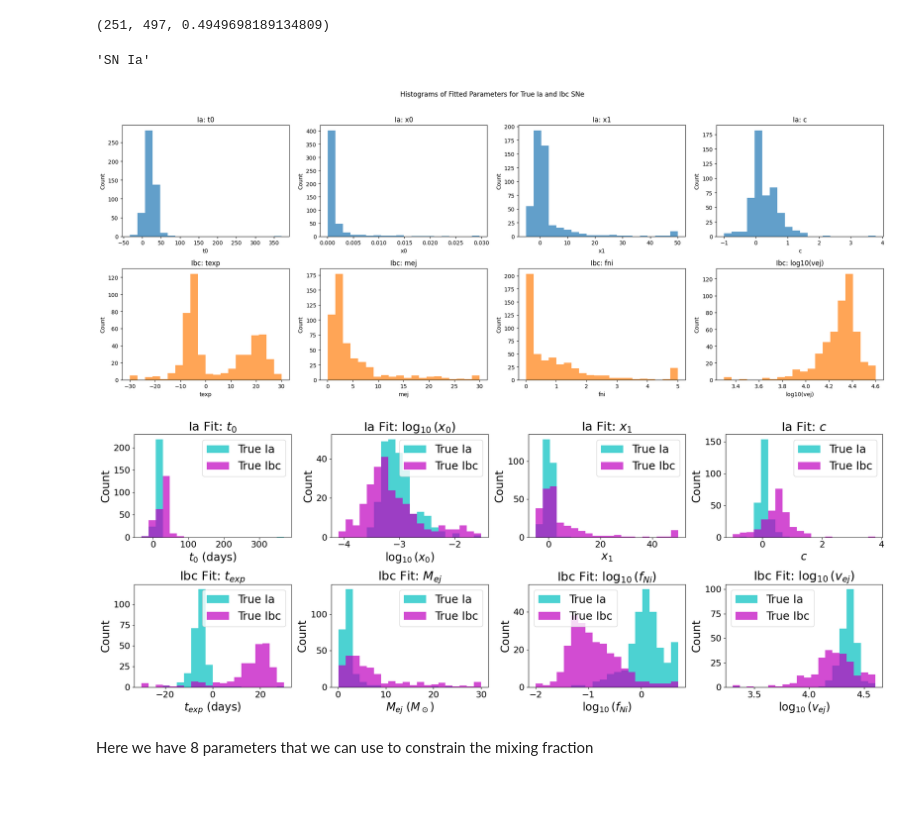
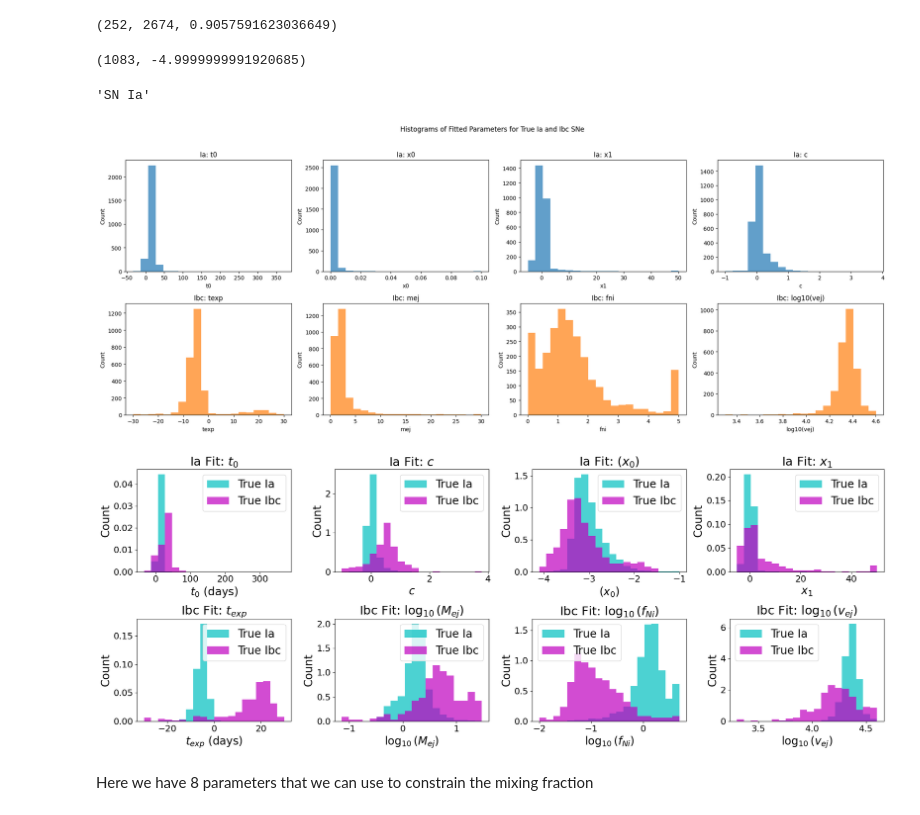
Before and after one commit to asmuzsoy/beams_ext, a Jupyter notebook: separate_parameters.ipynb, the cells around one changed output. Drawn from its saved outputs; the diff is of its cells as text; code cells hidden in the pictures.

```diff
--- a/separate_parameters.ipynb
+++ b/separate_parameters.ipynb
@@ -9,8 +11,8 @@ from sklearn.metrics import confusion_matrix, ConfusionMatrixDisplay
 rng = np.random.default_rng()
 # %%
 class SN:
-    ia_keys = ['z', 't0', 'x0', 'x1', 'c', 'log_x0']
-    ibc_keys = ['z', 'texp', 'mej', 'fni', 'vej', 'log_vej', 'log_fni']
+    ia_keys = ['z', 't0', 'x0', 'x1', 'c', 'log_x0', 'log_x1']
+    ibc_keys = ['z', 'texp', 'mej', 'fni', 'vej', 'log_vej', 'log_fni', 'log_mej']
     ia_fit = {key:None for key in ia_keys}
     ibc_fit = {key:None for key in ibc_keys}
 
@@ -52,7 +54,7 @@ class real_SN:
     def fit_as_ibc(self, results_dict):
         self.ibc_fit = {key:results_dict[key] for key in self.ibc_keys[1:]}
 # %%
-data = np.load("fitted_sne_real_011526.npz", allow_pickle=True)
+data = np.load("fitted_sne_real_012326.npz", allow_pickle=True)
 phot_data = np.load("fitted_sne_real_012126_phot.npz", allow_pickle=True)
 
 true_ia_sne = data['ia']
@@ -63,16 +65,24 @@ true_ibc_phot_sne = phot_data['ibc']
 all_phot_sne = np.concatenate((true_ia_phot_sne, true_ibc_phot_sne))
 len(true_ibc_sne), len(all_sne), len(true_ia_sne)/len(all_sne)
 # %% [output]
-(251, 497, 0.4949698189134809)
+(252, 2674, 0.9057591623036649)
+# %%
+sum(np.array([sn.ia_fit['x1'] for sn in all_sne]) <= 0), min(np.array([sn.ia_fit['x1'] for sn in all_sne]))
+# %% [output]
+(1083, -4.9999999991920685)
 # %%
 for sn in all_sne:
     sn.ibc_fit.update({'log_vej': np.log10(sn.ibc_fit['vej'])})
+    sn.ibc_fit.update({'log_mej': np.log10(sn.ibc_fit['mej'])})
     sn.ia_fit.update({'log_x0': np.log10(sn.ia_fit['x0'])})
+    sn.ia_fit.update({'log_x1': np.log10(sn.ia_fit['x1'] + 5)})
     sn.ibc_fit.update({'log_fni': np.log10(sn.ibc_fit['fni'])})
 
 for sn in all_phot_sne:
     sn.ibc_fit.update({'log_vej': np.log10(sn.ibc_fit['vej'])})
+    sn.ibc_fit.update({'log_mej': np.log10(sn.ibc_fit['mej'])})
     sn.ia_fit.update({'log_x0': np.log10(sn.ia_fit['x0'])})
+    sn.ia_fit.update({'log_x1': np.log10(sn.ia_fit['x1'] + 5)})
     sn.ibc_fit.update({'log_fni': np.log10(sn.ibc_fit['fni'])})
 # %%
 all_sne[100].true_class
@@ -111,34 +121,40 @@ for i, param in enumerate(ibc_param_names[:4]):
 plt.tight_layout(rect=[0, 0, 1, 0.96])
 plt.show()
 # %% [output]
-[figure, old version]
+[figure, new version]
 # %%
 param_labels = {
     't0': r'$t_0$ (days)',
     'log_x0': r'$\log_{10}(x_0)$',
+    'log_x1': r'$\log_{10}(x_1)$',
+
     'x1': r'$x_1$',
     'c': r'$c$',
     'texp': r'$t_{exp}$ (days)',
     'mej': r'$M_{ej}$ ($M_\odot$)',
     'log_fni': r'$\log_{10}(f_{Ni})$',
     'log_vej': r'$\log_{10}(v_{ej})$',
+    'log_mej': r'$\log_{10}(M_{ej})$',
+
     'fni': r'$\log_{10}(f_{Ni})$',
     'vej': r'$\log_{10}(v_{ej})$',
-    'x0': r'$\log_{10}(x_0)$',
+    'x0': r'$(x_0)$',
 }
 
 param_labels_no_units = {
     't0': r'$t_0$',
     'log_x0': r'$\log_{10}(x_0)$',
+    'log_x1': r'$\log_{10}(x_1)$',
     'x1': r'$x_1$',
     'c': r'$c$',
     'texp': r'$t_{exp}$',
     'mej': r'$M_{ej}$',
     'log_fni': r'$\log_{10}(f_{Ni})$',
     'log_vej': r'$\log_{10}(v_{ej})$',
+    'log_mej': r'$\log_{10}(M_{ej})$',
     'fni': r'$\log_{10}(f_{Ni})$',
     'vej': r'$\log_{10}(v_{ej})$',
-    'x0': r'$\log_{10}(x_0)$',
+    'x0': r'$(x_0)$',
 }
 
 
@@ -150,43 +166,46 @@ fig, axes = plt.subplots(2, 4, figsize=(20, 8))
 # fig.suptitle("Histograms of Fitted Parameters for True Ia and Ibc SNe (Colored by True SN Type)")
 
 # Plot Ia fitted parameters
-for i, param in enumerate(ia_param_names[:4]):
+# for i, param in enumerate(ia_param_names[:4]):
+for i, param in enumerate(['t0', 'c', 'x0', 'x1']):
     ia_values = [sn.ia_fit[param] for sn in true_ia_sne if sn.ia_fit[param] is not None]
     ibc_values = [sn.ia_fit[param] for sn in true_ibc_sne if sn.ia_fit[param] is not None]
     if param == 'x0':
         ia_values = [np.log10(v) for v in ia_values if v > 0]
         ibc_values = [np.log10(v) for v in ibc_values if v > 0]
     all_values = ia_values + ibc_values
     bins = np.histogram_bin_edges(all_values, bins=20)
-    axes[0, i].hist(ia_values, bins=bins, color='c', alpha=0.7, label='True Ia')
-    axes[0, i].hist(ibc_values, bins=bins, color='m', alpha=0.7, label='True Ibc')
+    axes[0, i].hist(ia_values, bins=bins, color='c', alpha=0.7, label='True Ia', density=True)
+    axes[0, i].hist(ibc_values, bins=bins, color='m', alpha=0.7, label='True Ibc', density=True)
     axes[0, i].set_title(f"Ia Fit: {param_labels_no_units[param]}", fontsize=titlefontsize )
     axes[0, i].set_xlabel(param_labels[param], fontsize = labelfontsize)
     axes[0, i].set_ylabel("Count", fontsize=labelfontsize)
     axes[0, i].tick_params(axis='both', labelsize=tickfontsize)
     axes[0, i].legend(fontsize=labelfontsize)
 
 # Plot Ibc fitted parameters
-for i, param in enumerate(ibc_param_names[:4]):
+# for i, param in enumerate(ibc_param_names[:4]):
+for i, param in enumerate(['texp', 'log_mej',  'log_fni', 'log_vej']):
+
     ia_values = [sn.ibc_fit[param] for sn in true_ia_sne if sn.ibc_fit[param] is not None]
     ibc_values = [sn.ibc_fit[param] for sn in true_ibc_sne if sn.ibc_fit[param] is not None]
     if param == 'vej' or param == 'fni':
         ia_values = [np.log10(v) for v in ia_values if v > 0]
         ibc_values = [np.log10(v) for v in ibc_values if v > 0]
     all_values = ia_values + ibc_values
     bins = np.histogram_bin_edges(all_values, bins=20)
-    axes[1, i].hist(ia_values, bins=bins, color='c', alpha=0.7, label='True Ia')
-    axes[1, i].hist(ibc_values, bins=bins, color='m', alpha=0.7, label='True Ibc')
+    axes[1, i].hist(ia_values, bins=bins, color='c', alpha=0.7, label='True Ia', density=True)
+    axes[1, i].hist(ibc_values, bins=bins, color='m', alpha=0.7, label='True Ibc', density=True)
     axes[1, i].set_title(f"Ibc Fit: {param_labels_no_units[param]}", fontsize=titlefontsize )
     axes[1, i].set_xlabel(param_labels[param], fontsize = labelfontsize)
     axes[1, i].set_ylabel("Count", fontsize=labelfontsize)
     axes[1, i].tick_params(axis='both', labelsize=tickfontsize)
     axes[1, i].legend(fontsize=labelfontsize)
 
 plt.tight_layout(rect=[0, 0, 1, 0.96])
 plt.show()
 # %% [output]
-[figure, old version]
+[figure, new version]
 # %%
 # fig.savefig("figures/fitted_params_histogram.pdf", bbox_inches='tight')
 # %% [markdown]
```
Also changed, not shown: parts of 21 cells of this notebook, 1 other file.
